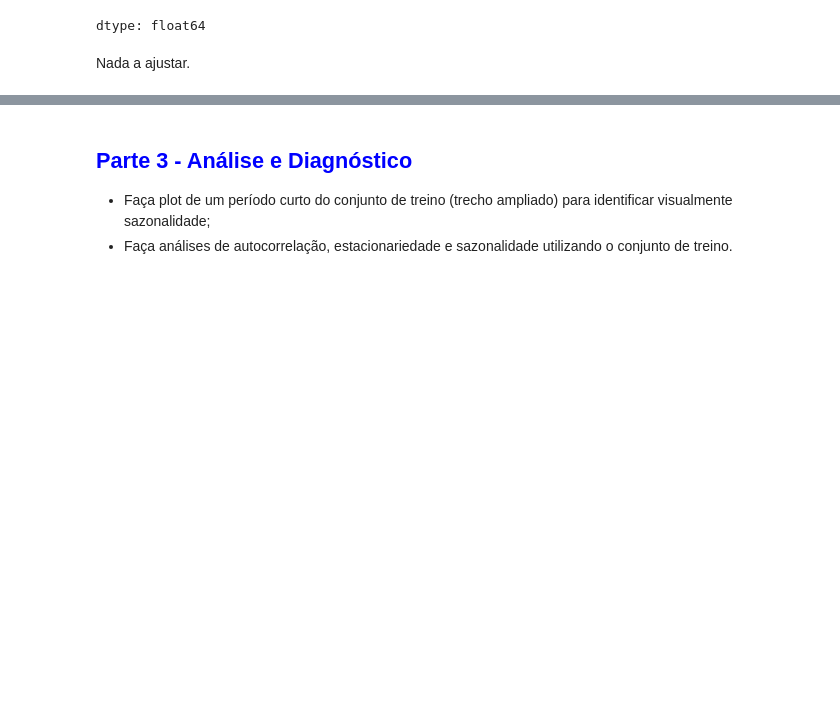
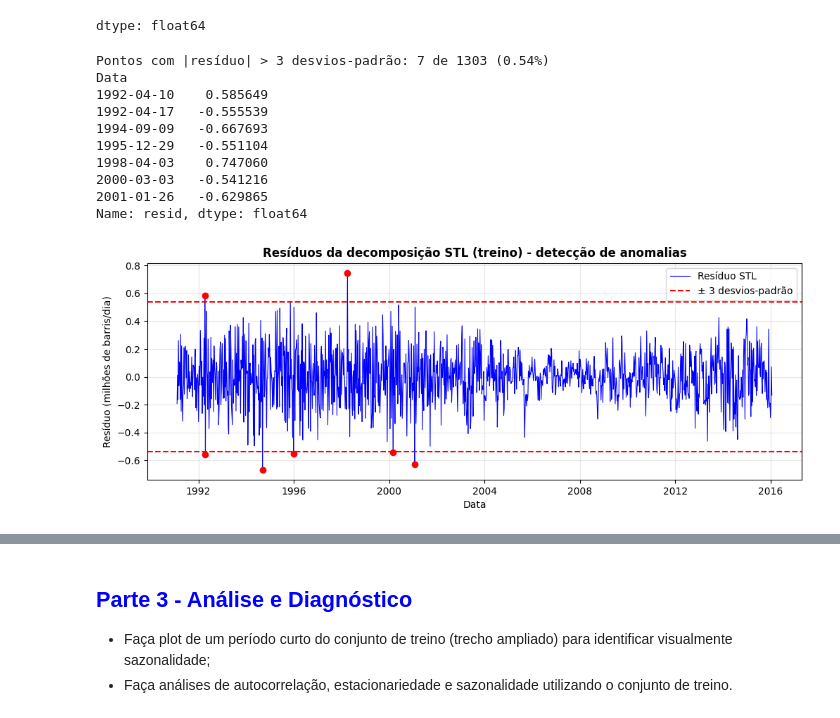
Before and after one commit to giu-garrido/ast-gasolina-eua, a Jupyter notebook: notebooks/AST_2026_Trabalho_Final_Problema_05_Gasolina_EUA.ipynb, the cells around one changed output, grey strips where cells are left out. Saved outputs shown, nothing was run; the diff lists cells and outputs as text; code cells hidden in the pictures; blank space fills up the shorter version.

```diff
--- a/notebooks/AST_2026_Trabalho_Final_Problema_05_Gasolina_EUA.ipynb
+++ b/notebooks/AST_2026_Trabalho_Final_Problema_05_Gasolina_EUA.ipynb
@@ -197,5 +199,37 @@ Intervalos entre datas: {Timedelta('7 days 00:00:00'): 1302}
 | 75% | 9.090000 |
 | max | 9.762000 |
 dtype: float64
-# %% [markdown]
-Nada a ajustar.
+# %%
+# Detecção de anomalias: resíduos da decomposição STL do treino
+stl_treino = STL(serie_treino, period=m).fit()
+residuo = stl_treino.resid
+
+limite = 3 * residuo.std()   # regra dos 3 desvios-padrão
+outliers = residuo[abs(residuo) > limite]
+
+print(f"Pontos com |resíduo| > 3 desvios-padrão: {len(outliers)} de {len(residuo)} ({100 * len(outliers) / len(residuo):.2f}%)")
+print(outliers)
+
+plt.figure(figsize=(12, 4))
+plt.plot(residuo, color="blue", linewidth=0.8, label="Resíduo STL")
+plt.axhline(limite, color="red", linestyle="--", label="± 3 desvios-padrão")
+plt.axhline(-limite, color="red", linestyle="--")
+plt.scatter(outliers.index, outliers, color="red", zorder=3)
+plt.title("Resíduos da decomposição STL (treino) - detecção de anomalias", fontweight="bold")
+plt.xlabel("Data")
+plt.ylabel("Resíduo (milhões de barris/dia)")
+plt.grid(alpha=0.3)
+plt.legend()
+plt.show()
+# %% [output]
+Pontos com |resíduo| > 3 desvios-padrão: 7 de 1303 (0.54%)
+Data
+1992-04-10    0.585649
+1992-04-17   -0.555539
+1994-09-09   -0.667693
+1995-12-29   -0.551104
+1998-04-03    0.747060
+2000-03-03   -0.541216
+2001-01-26   -0.629865
+Name: resid, dtype: float64
+[figure, added]
```
Also changed, not shown: parts of 49 cells of this notebook.
